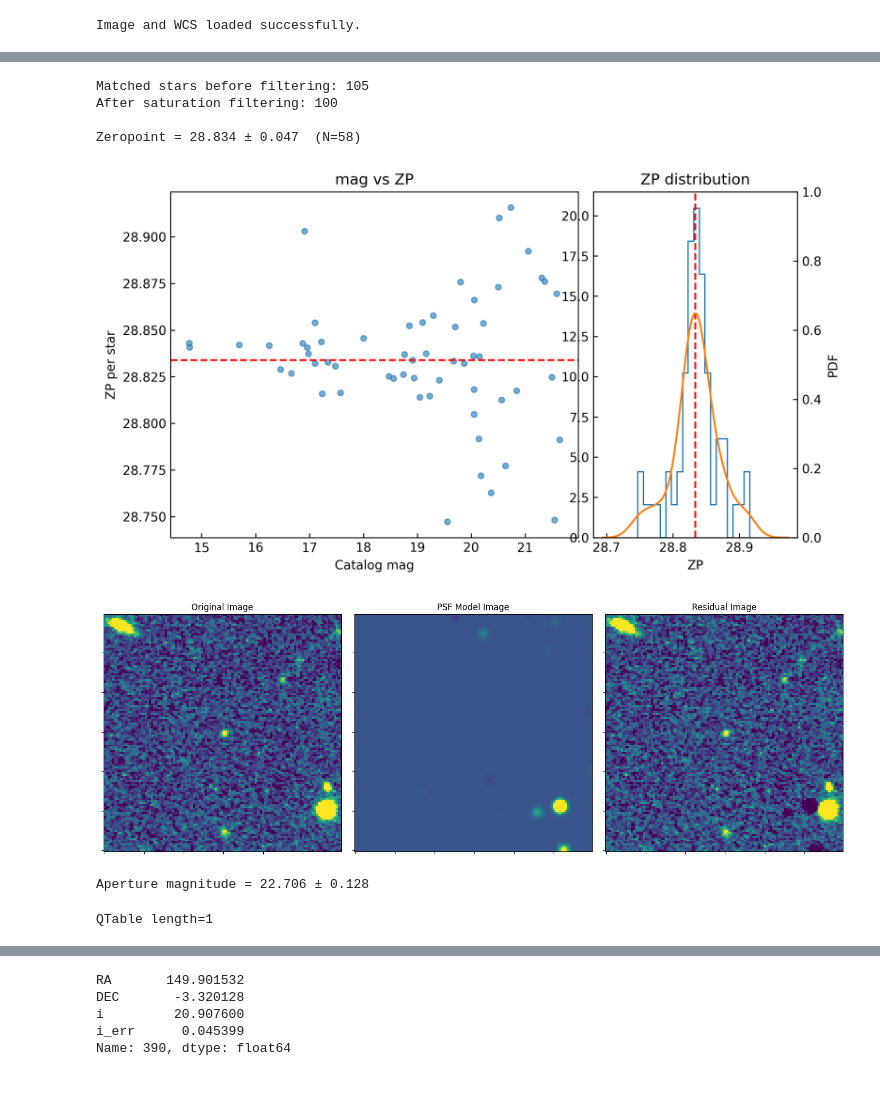
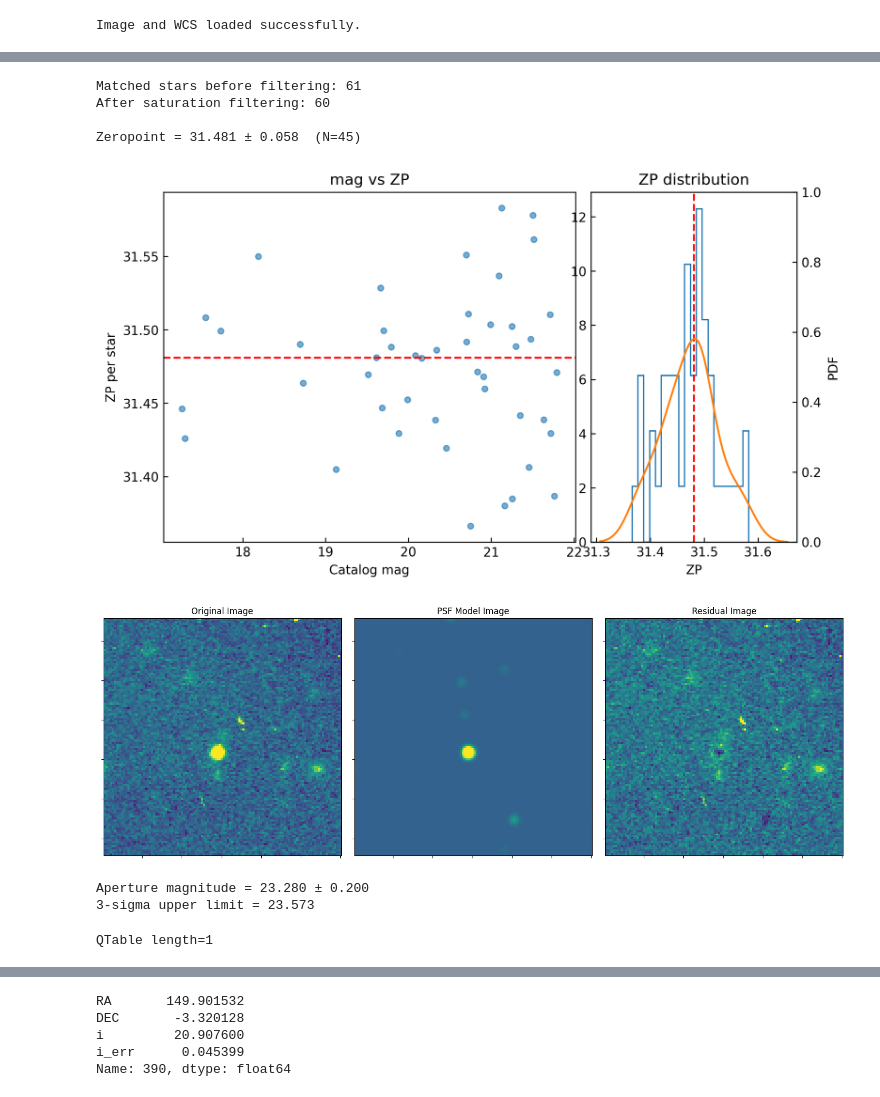
Before and after one commit to LAujust/Follow_up, a Jupyter notebook: code/Unified_Photometry.ipynb, the cells around one changed output, grey strips where cells are left out. Drawn from its saved outputs; the diff is of its cells as text; code cells hidden in the pictures.

```diff
--- a/code/Unified_Photometry.ipynb
+++ b/code/Unified_Photometry.ipynb
@@ -16,7 +16,7 @@ from photometry import *
 from subtraction import *
 from photutils.psf import IterativePSFPhotometry
 # ra, dec = 113.7617,	6.3244
-ra, dec = 149.9134113, -3.3085028
+ra, dec = 149.9025,	-3.3073
 # ra, dec = 149.9015318, -3.3201282
 band = 'i'
 # %%
@@ -48,13 +46,14 @@ QTable length=1
 # %%
-phot.aperture_photometry(ra=ra,dec=dec,r_ap=1,r_in=10,r_out=15,cat_dir=cat_dir,sigma=3,fwhm=4.0,mag_col=band,fit_shape=(7,7),forced=True,)
+phot.aperture_photometry(ra=ra,dec=dec,r_ap=1.,r_in=10,r_out=15,cat_dir=cat_dir,sigma=3,fwhm=4.0,mag_col=band,fit_shape=(9,9),)
 # %% [output]
-Matched stars before filtering: 105
-After saturation filtering: 100
+Matched stars before filtering: 61
+After saturation filtering: 60
 
-Zeropoint = 28.834 ± 0.047  (N=58)
+Zeropoint = 31.481 ± 0.058  (N=45)
-[figure, old version]
+[figure, new version]
-[figure, old version]
+[figure, new version]
-Aperture magnitude = 22.706 ± 0.128
+Aperture magnitude = 23.280 ± 0.200
+3-sigma upper limit = 23.573
 QTable length=1
 | id | xcenter | ycenter | aperture_sum | aperture_sum_err | total_bkg | aperture_sum_bkgsub |
 | int64 | float64 | float64 | float64 | float64 | float64 | float64 |
```
Also changed, not shown: parts of 3 cells of this notebook, 31 other files.
